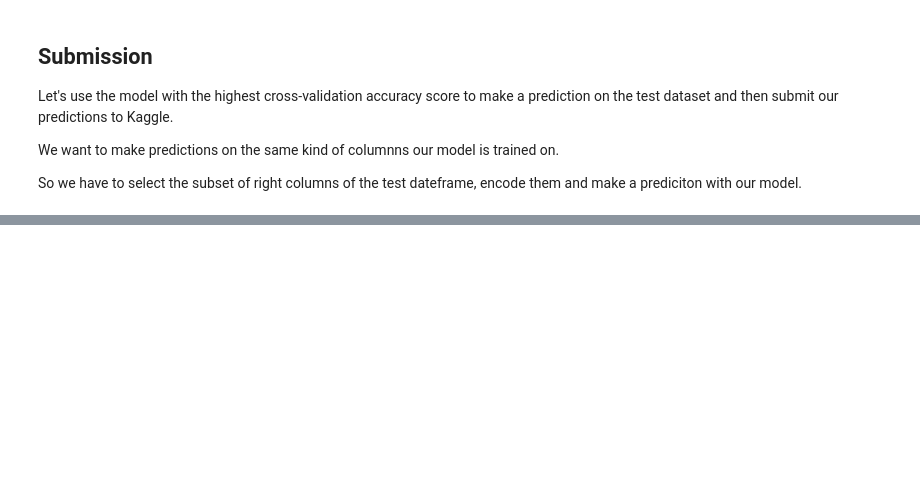
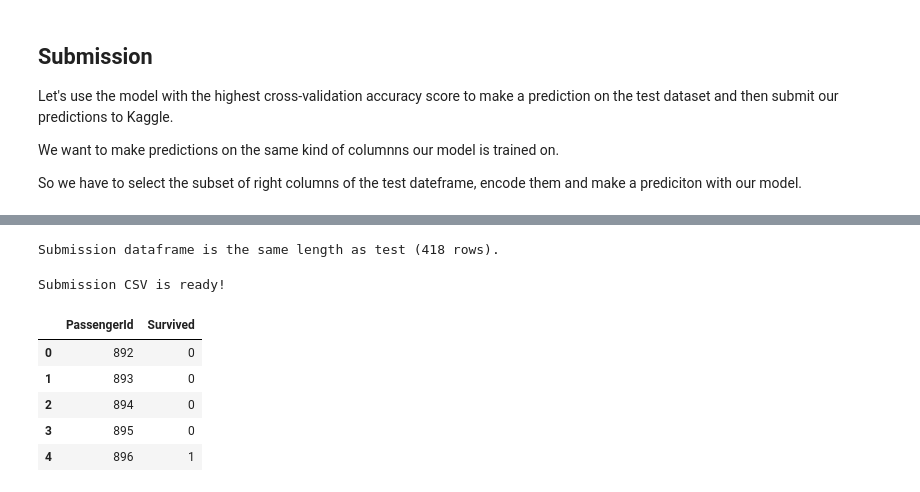
Before and after one commit to tejeshreddy/kaggle-notebooks, a Jupyter notebook: titanic-ml-disaster/titanic-analysis.ipynb, the cells around one changed output, grey strips where cells are left out. Cells and saved outputs as stored; diff of their text form; code cells hidden in the pictures; blank space fills up the shorter version.

```diff
--- a/titanic-ml-disaster/titanic-analysis.ipynb
+++ b/titanic-ml-disaster/titanic-analysis.ipynb
@@ -1095,0 +1163,26 @@ So we have to select the subset of right columns of the test dateframe, encode t
+# %%
+# Are our test and submission dataframes the same length?
+if len(submission) == len(test):
+    print("Submission dataframe is the same length as test ({} rows).".format(len(submission)))
+else:
+    print("Dataframes mismatched, won't be able to submit to Kaggle.")
+# %% [output]
+Submission dataframe is the same length as test (418 rows).
+# %%
+# Convert submisison dataframe to csv for submission to csv
+# for Kaggle submisison
+submission.to_csv('../catboost_submission.csv', index=False)
+print('Submission CSV is ready!')
+# %% [output]
+Submission CSV is ready!
+# %%
+# Check the submission csv to make sure it's in the right format
+submissions_check = pd.read_csv("../catboost_submission.csv")
+submissions_check.head()
+# %% [output]
+|  | PassengerId | Survived |
+| 0 | 892 | 0 |
+| 1 | 893 | 0 |
+| 2 | 894 | 0 |
+| 3 | 895 | 0 |
+| 4 | 896 | 1 |
```
Also changed, not shown: parts of 32 cells of this notebook.
